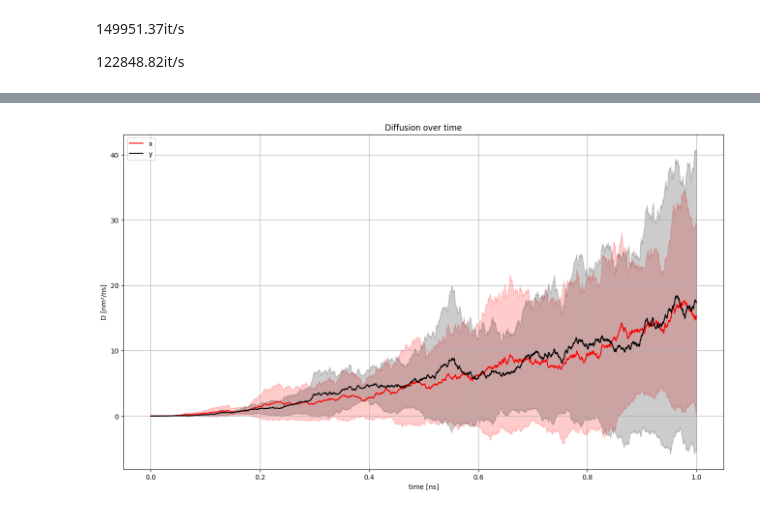
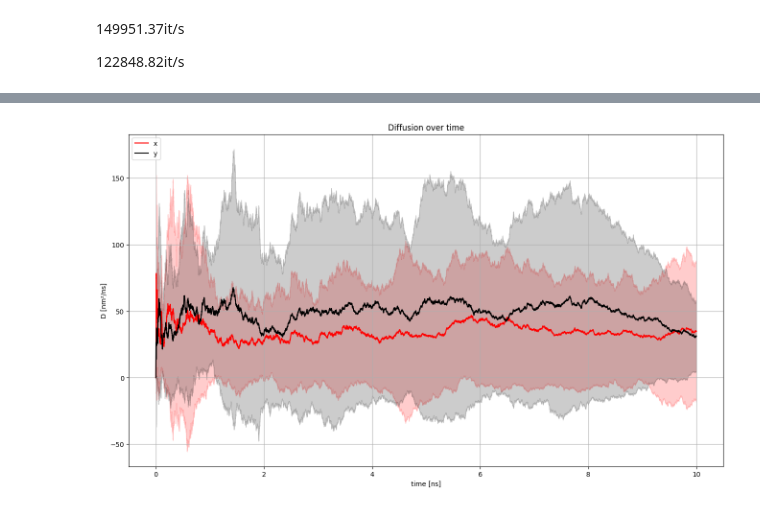
Before and after one commit to JONNeKK/ccs, a Jupyter notebook: week_10/week_10.ipynb, the cells around one changed output, grey strips where cells are left out. Drawn from its saved outputs; the diff is of its cells as text; code cells hidden in the pictures.

Commit message:
langevin working
Missing md sim

```diff
--- a/week_10/week_10.ipynb
+++ b/week_10/week_10.ipynb
@@ -234,8 +234,8 @@ class Langevin(Box):
 # %%
 box_size = np.array([10,10])
 grid = np.array([5,10])
-n_particles = 10
-steps = 1000000
+n_particles = 20
+steps = 10000000
 time_step = 1e-6
 # %%
 kB = 1.380e-23 # J/K
@@ -245,7 +245,7 @@ mass = 0.018 #kg/mol
 
 avogadro = 6.022e23      # 1/mol
 # %%
-sim = Langevin(box_size=box_size, n_Particles=n_particles, samples=steps, boundary=False, rng_seed=420)
+sim = Langevin(box_size=box_size, n_Particles=n_particles, samples=steps, boundary=False, rng_seed=421)
 # %%
 sim.fill_particles(radius=0, mass=0.018, vel='ahsd',align='random', target_temp=T)
 # %%
@@ -341,5 +323,5 @@ plt.show()
 # %%
 #plt.scatter(pos[0], pos[1], c=time, cmap = cmap, )
 # %%
-d_r = (sim.pos-sim.pos[:,:,0,np.newaxis])**2/4*time
+d_r = (sim.pos-sim.pos[:,:,0,np.newaxis])**2/(4*time)
 # %%
@@ -373,16 +339,16 @@ colours = ['r','k']
 # %%
 fig, ax = plt.subplots(figsize=(16, 9))
 ax.plot(time,np.mean(d_r[:,0], axis=0), color = colours[0], label = 'x')
 ax.plot(time,np.mean(d_r[:,1], axis=0), color = colours[1], label = 'y')
 
 ax.fill_between(time,x_mean - x_std,x_mean + x_std, alpha=0.2, color = colours[0])
 ax.fill_between(time,y_mean - y_std,y_mean + y_std, alpha=0.2, color = colours[1])
 
 ax.set_xlabel('time [ns]')
 ax.set_ylabel('D [nm²/ns]')
 plt.title('Diffusion over time')
 plt.grid()
-plt.legend()
+plt.legend(loc='upper left')
 plt.show()
 # %% [output]
-[figure, old version]
+[figure, new version]
```
Also changed, not shown: parts of 16 cells of this notebook.
